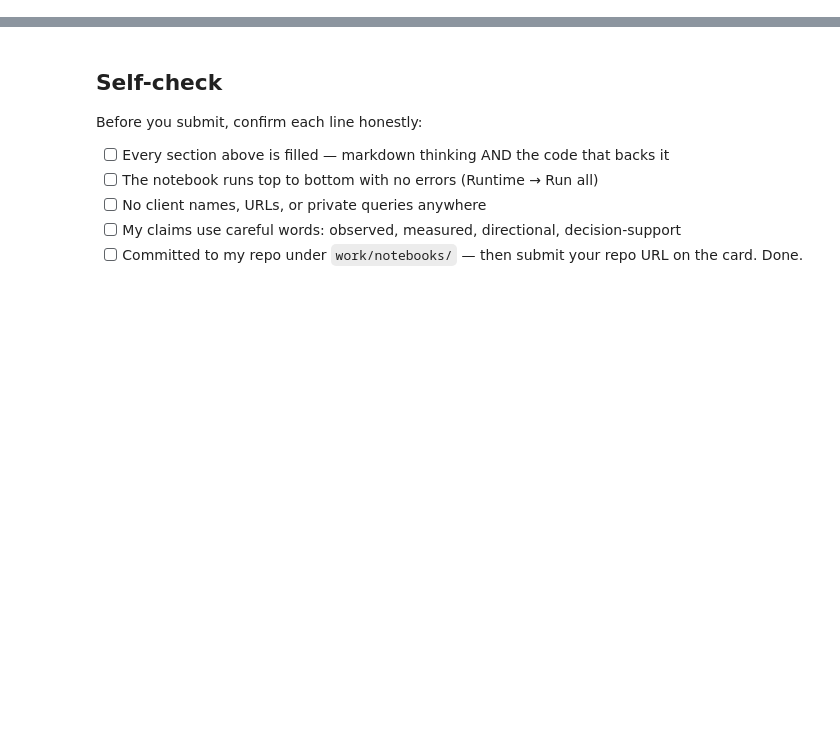
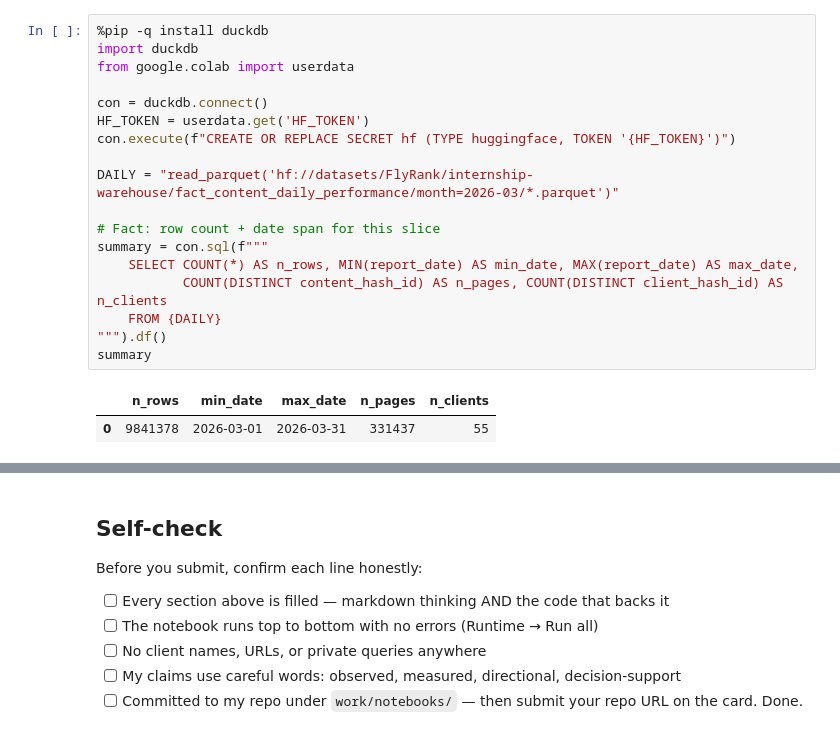
Before and after one commit to hawaekrami/week1, a Jupyter notebook: work/notebooks/w03_data_contract.ipynb, the cells around one changed output, grey strips where cells are left out. Cells and saved outputs as stored; diff of their text form; blank space fills up the shorter version.

```diff
--- a/work/notebooks/w03_data_contract.ipynb
+++ b/work/notebooks/w03_data_contract.ipynb
@@ -36,0 +17,21 @@ This skeleton is yours to fill. Work the sections **in order** — each one has
+# %%
+%pip -q install duckdb
+import duckdb
+from google.colab import userdata
+
+con = duckdb.connect()
+HF_TOKEN = userdata.get('HF_TOKEN')
+con.execute(f"CREATE OR REPLACE SECRET hf (TYPE huggingface, TOKEN '{HF_TOKEN}')")
+
+DAILY = "read_parquet('hf://datasets/FlyRank/internship-warehouse/fact_content_daily_performance/month=2026-03/*.parquet')"
+
+# Fact: row count + date span for this slice
+summary = con.sql(f"""
+    SELECT COUNT(*) AS n_rows, MIN(report_date) AS min_date, MAX(report_date) AS max_date,
+           COUNT(DISTINCT content_hash_id) AS n_pages, COUNT(DISTINCT client_hash_id) AS n_clients
+    FROM {DAILY}
+""").df()
+summary
+# %% [output]
+|  | n_rows | min_date | max_date | n_pages | n_clients |
+| 0 | 9841378 | 2026-03-01 | 2026-03-31 | 331437 | 55 |
```
Also changed, not shown: parts of 16 cells of this notebook.
